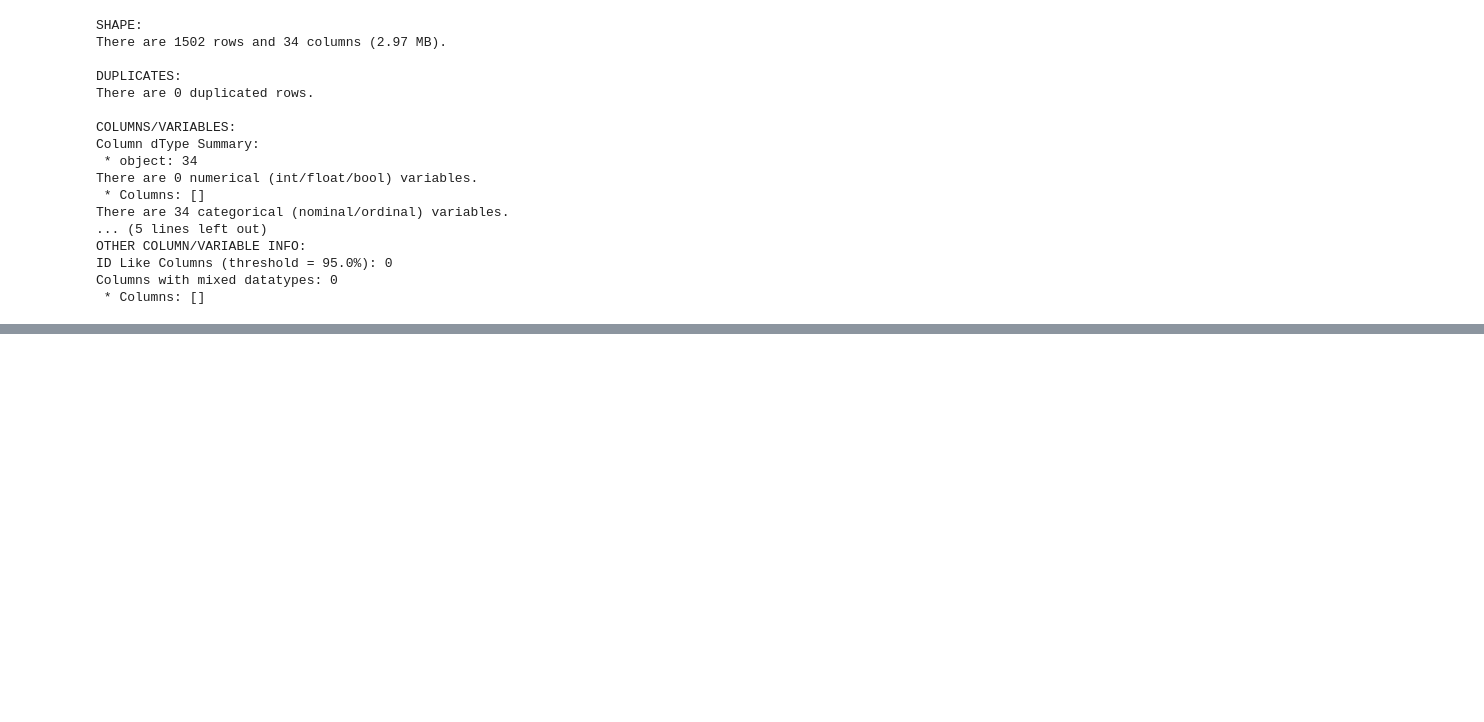
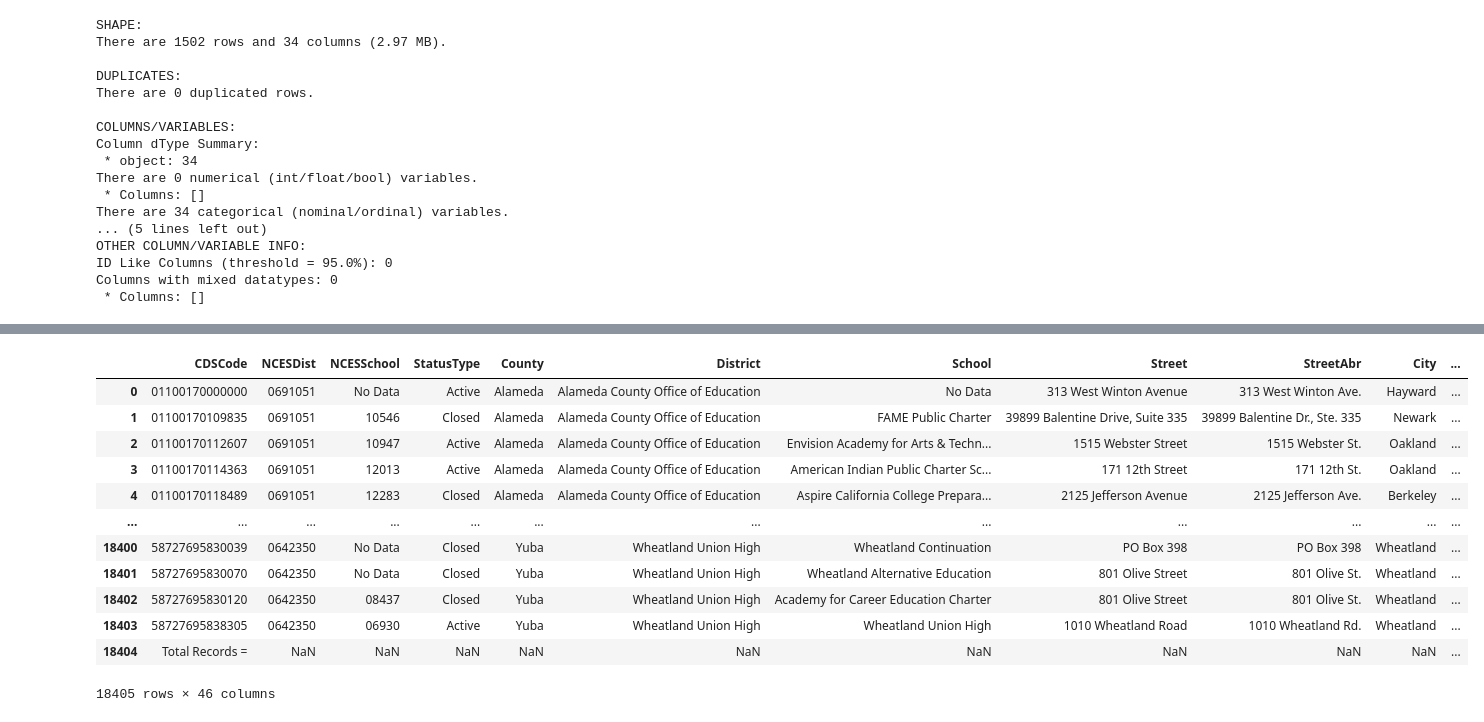
Before and after one commit to junclemente/ads599-capstone_project, a Jupyter notebook: library/01_data_preparation.ipynb, the cells around one changed output, grey strips where cells are left out. Saved outputs shown, nothing was run; the diff lists cells and outputs as text; code cells hidden in the pictures; blank space fills up the shorter version.

```diff
--- a/library/01_data_preparation.ipynb
+++ b/library/01_data_preparation.ipynb
@@ -40,6 +42,7 @@ from jcds import reports as jrep
 # %%
 data_folder = Path("../data")
 ca_doe = Path(data_folder / "raw/ca_doe")
+cde = Path(data_folder / "raw/cde")
 ca_schls = Path(data_folder / "raw/ca_schls")
 civil_rights = Path(data_folder / "raw/civil_rights_data")
 raw_data = Path(data_folder / "raw")
@@ -170,0 +183,18 @@ cr_df = {}
+# %%
+df_schooldata = pd.read_excel(cde / "pubschls.xlsx", header=5)
+
+df_schooldata
+# %% [output]
+|  | CDSCode | NCESDist | NCESSchool | StatusType | County | District | School | Street | StreetAbr | City | ... |
+| 0 | 01100170000000 | 0691051 | No Data | Active | Alameda | Alameda County Office of Education | No Data | 313 West Winton Avenue | 313 West Winton Ave. | Hayward | ... |
+| 1 | 01100170109835 | 0691051 | 10546 | Closed | Alameda | Alameda County Office of Education | FAME Public Charter | 39899 Balentine Drive, Suite 335 | 39899 Balentine Dr., Ste. 335 | Newark | ... |
+| 2 | 01100170112607 | 0691051 | 10947 | Active | Alameda | Alameda County Office of Education | Envision Academy for Arts & Techn... | 1515 Webster Street | 1515 Webster St. | Oakland | ... |
+| 3 | 01100170114363 | 0691051 | 12013 | Active | Alameda | Alameda County Office of Education | American Indian Public Charter Sc... | 171 12th Street | 171 12th St. | Oakland | ... |
+| 4 | 01100170118489 | 0691051 | 12283 | Closed | Alameda | Alameda County Office of Education | Aspire California College Prepara... | 2125 Jefferson Avenue | 2125 Jefferson Ave. | Berkeley | ... |
+| ... | ... | ... | ... | ... | ... | ... | ... | ... | ... | ... | ... |
+| 18400 | 58727695830039 | 0642350 | No Data | Closed | Yuba | Wheatland Union High | Wheatland Continuation | PO Box 398 | PO Box 398 | Wheatland | ... |
+| 18401 | 58727695830070 | 0642350 | No Data | Closed | Yuba | Wheatland Union High | Wheatland Alternative Education | 801 Olive Street | 801 Olive St. | Wheatland | ... |
+| 18402 | 58727695830120 | 0642350 | 08437 | Closed | Yuba | Wheatland Union High | Academy for Career Education Charter | 801 Olive Street | 801 Olive St. | Wheatland | ... |
+| 18403 | 58727695838305 | 0642350 | 06930 | Active | Yuba | Wheatland Union High | Wheatland Union High | 1010 Wheatland Road | 1010 Wheatland Rd. | Wheatland | ... |
+| 18404 | Total Records = | NaN | NaN | NaN | NaN | NaN | NaN | NaN | NaN | NaN | ... |
+18405 rows × 46 columns
```
Also changed, not shown: parts of 25 cells of this notebook.
